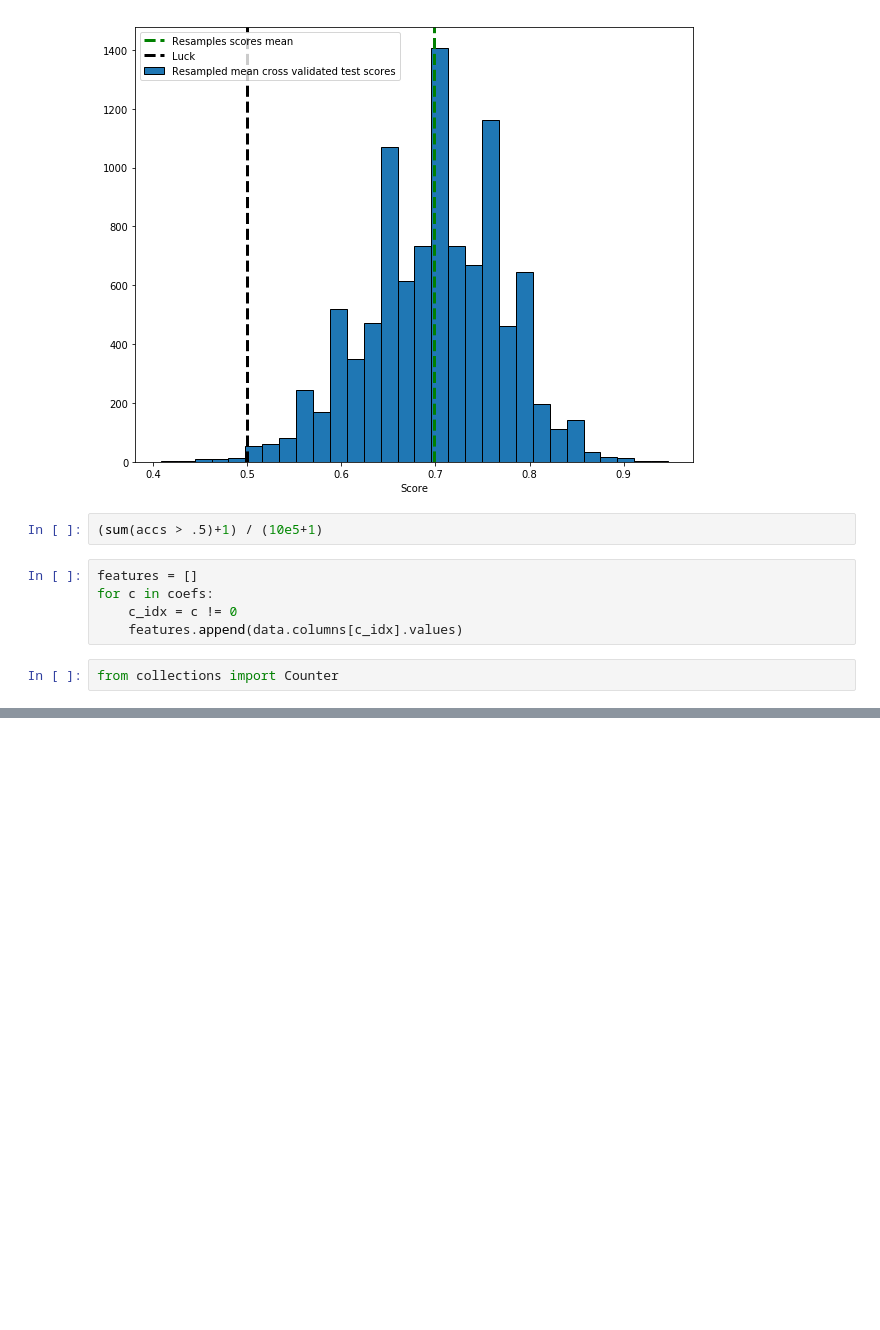
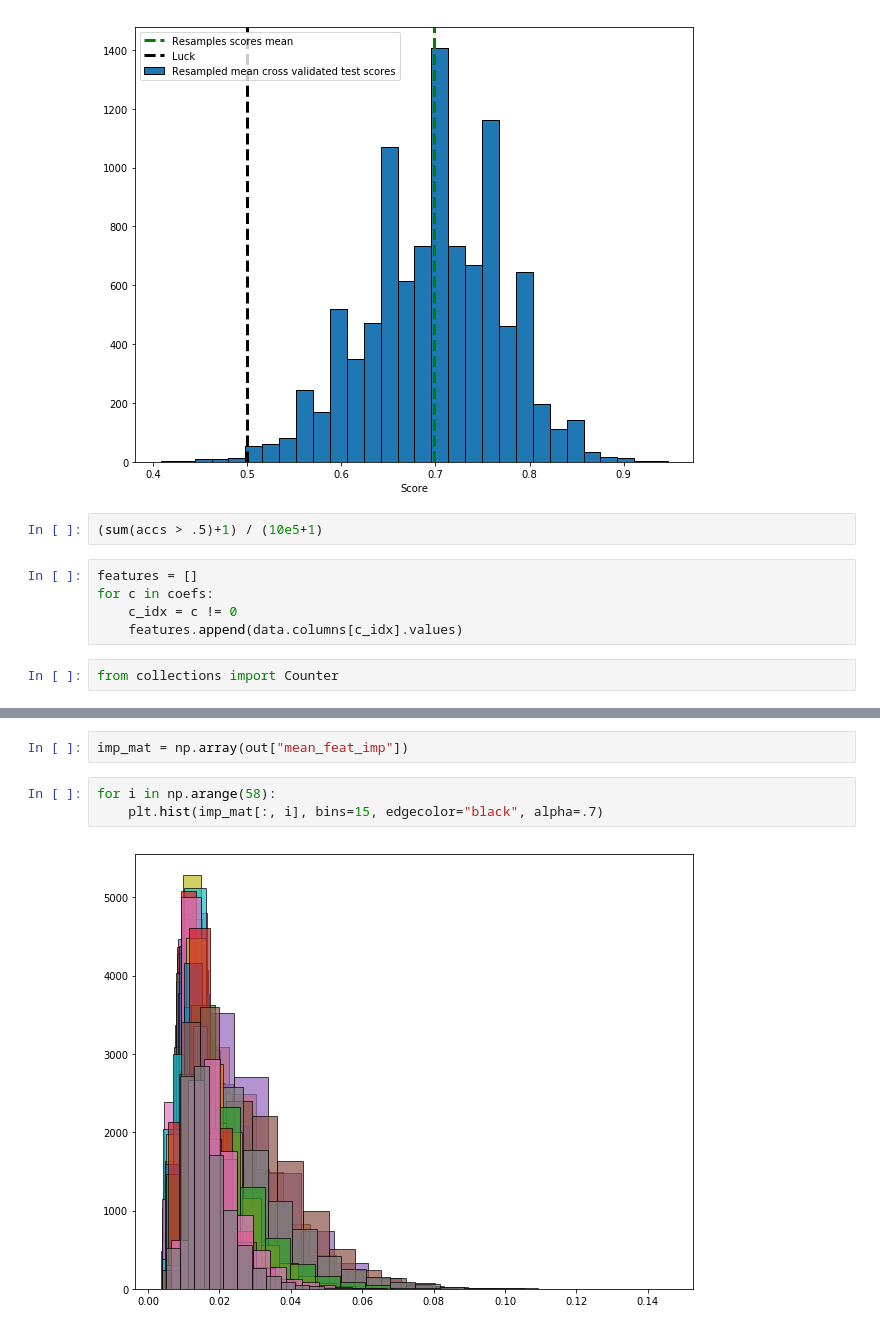
Before and after one commit to zhenghanQ/bild, a Jupyter notebook: second_level_roi_analysis/sklearn_prelim.ipynb, the cells around one changed output, grey strips where cells are left out. Cells and saved outputs as stored; diff of their text form; blank space fills up the shorter version.

```diff
--- a/second_level_roi_analysis/sklearn_prelim.ipynb
+++ b/second_level_roi_analysis/sklearn_prelim.ipynb
@@ -412,0 +432,7 @@ Counter({'ctx_rh_G_postcentral.nii.gz': 5269,
+# %%
+imp_mat = np.array(out["mean_feat_imp"])
+# %%
+for i in np.arange(58):
+    plt.hist(imp_mat[:, i], bins=15, edgecolor="black", alpha=.7)
+# %% [output]
+[figure, added]
```
Also changed, not shown: parts of 16 cells of this notebook.
